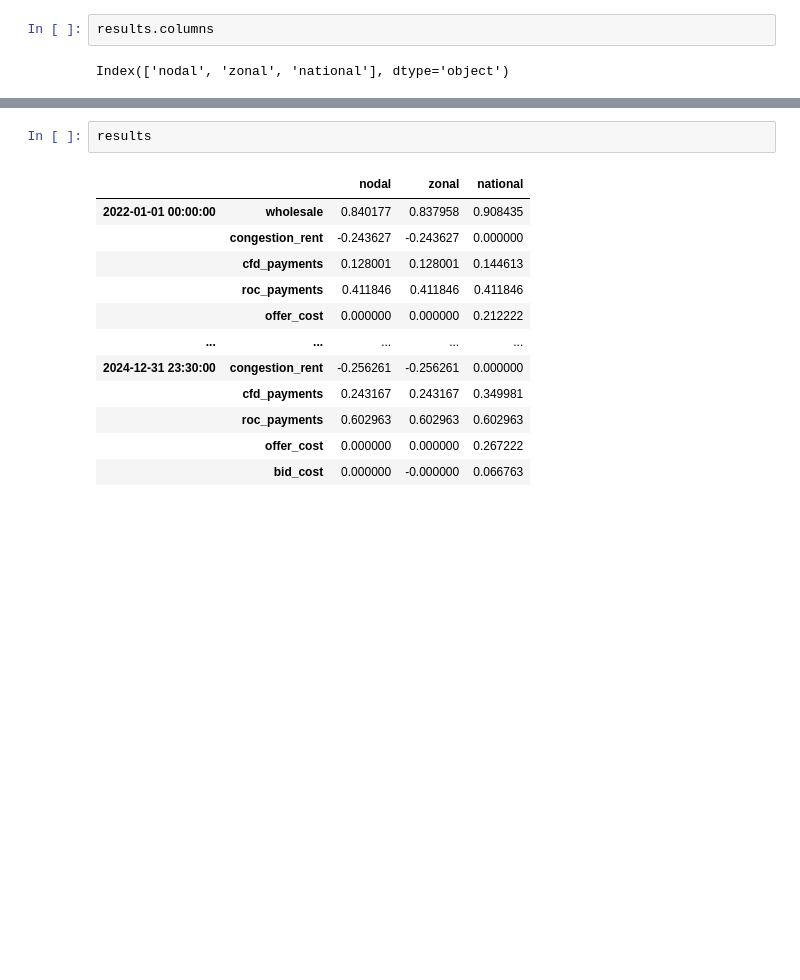
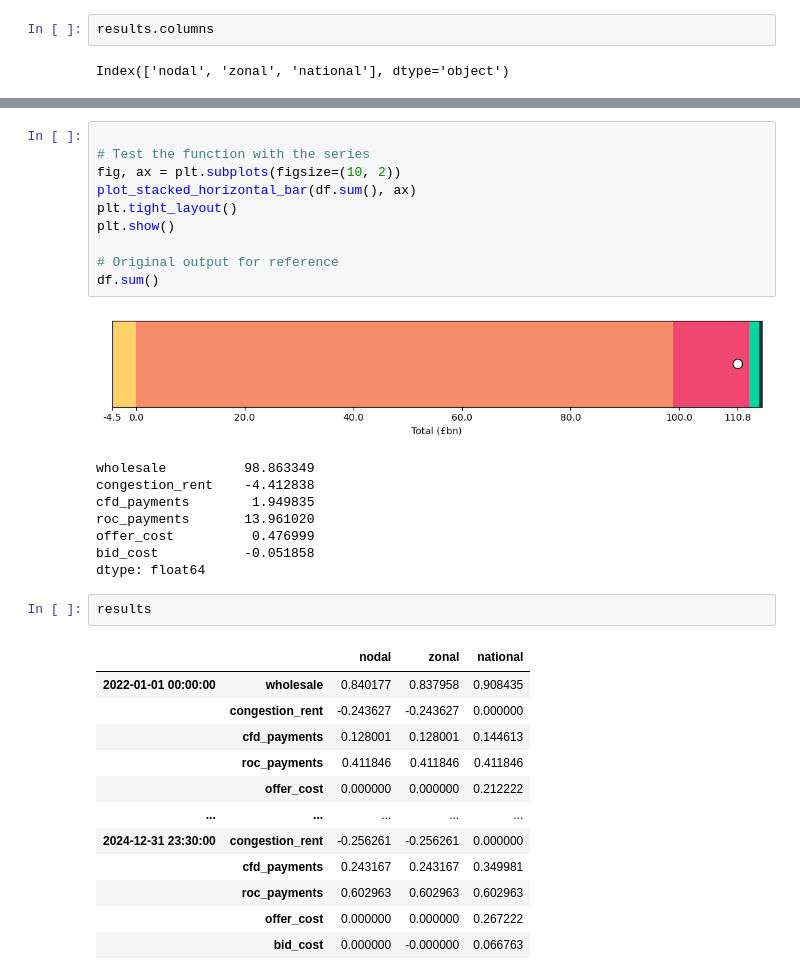
Before and after one commit to LukasFrankenQ/GBPower, a Jupyter notebook: notebooks/get_total_results.ipynb, the cells around one changed output, grey strips where cells are left out. Saved outputs shown, nothing was run; the diff lists cells and outputs as text; blank space fills up the shorter version.

```diff
--- a/notebooks/get_total_results.ipynb
+++ b/notebooks/get_total_results.ipynb
@@ -304,3 +412,22 @@ plt.show()
+# %%
+
+# Test the function with the series
+fig, ax = plt.subplots(figsize=(10, 2))
+plot_stacked_horizontal_bar(df.sum(), ax)
+plt.tight_layout()
+plt.show()
+
+# Original output for reference
+df.sum()
+# %% [output]
+[figure, added]
+wholesale          98.863349
+congestion_rent    -4.412838
+cfd_payments        1.949835
+roc_payments       13.961020
+offer_cost          0.476999
+bid_cost           -0.051858
+dtype: float64
 # %%
 results
 # %% [output]
```
Also changed, not shown: parts of 4 cells of this notebook.
